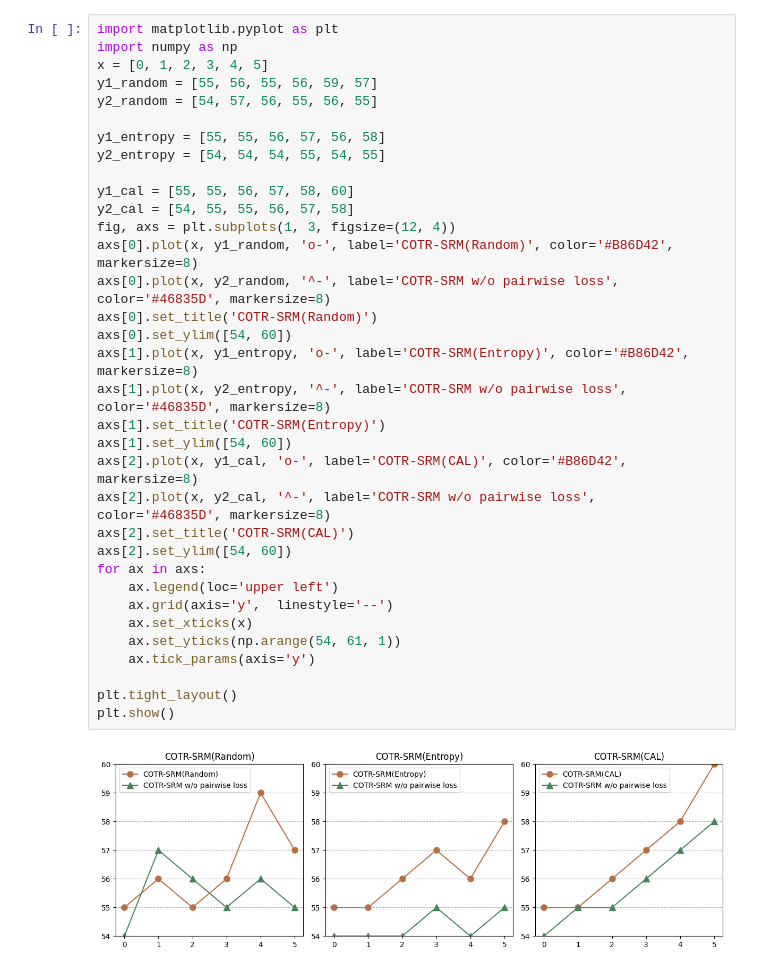
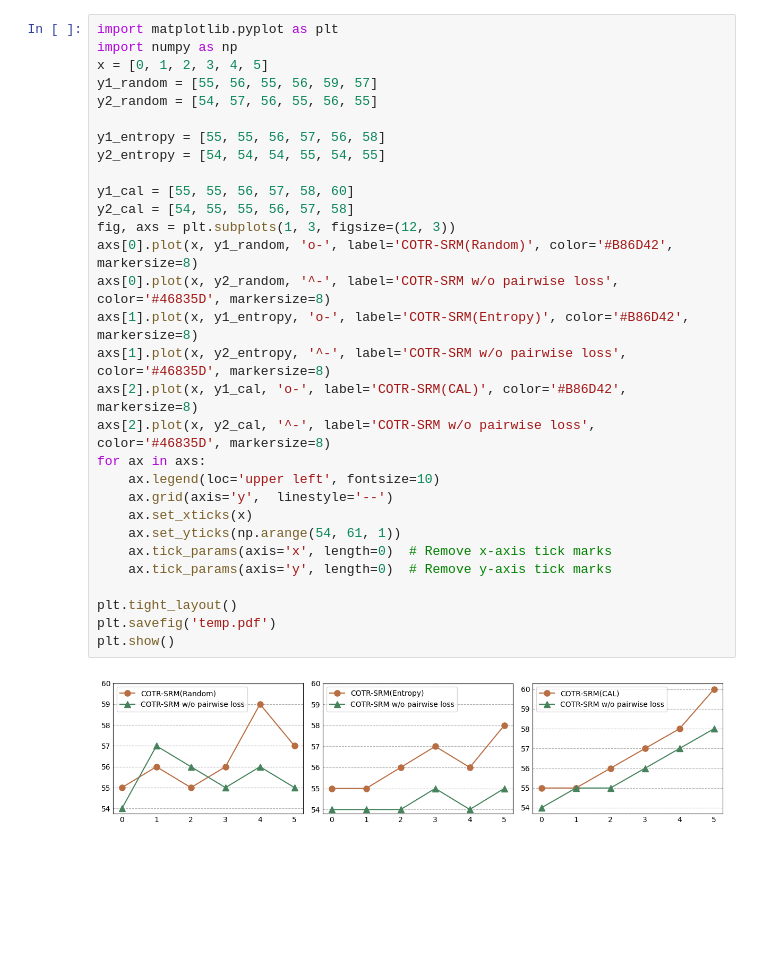
Before and after one commit to cx9941/COTR, a Jupyter notebook: appendix/plot.ipynb, the cells around one changed output. Drawn from its saved outputs; the diff is of its cells as text; blank space fills up the shorter version.

```diff
--- a/appendix/plot.ipynb
+++ b/appendix/plot.ipynb
@@ -1,39 +1,35 @@
 # %%
 import matplotlib.pyplot as plt
 import numpy as np
 x = [0, 1, 2, 3, 4, 5]
 y1_random = [55, 56, 55, 56, 59, 57]
 y2_random = [54, 57, 56, 55, 56, 55]
 
 y1_entropy = [55, 55, 56, 57, 56, 58]
 y2_entropy = [54, 54, 54, 55, 54, 55]
 
 y1_cal = [55, 55, 56, 57, 58, 60]
 y2_cal = [54, 55, 55, 56, 57, 58]
-fig, axs = plt.subplots(1, 3, figsize=(12, 4))
+fig, axs = plt.subplots(1, 3, figsize=(12, 3))
 axs[0].plot(x, y1_random, 'o-', label='COTR-SRM(Random)', color='#B86D42', markersize=8)
 axs[0].plot(x, y2_random, '^-', label='COTR-SRM w/o pairwise loss', color='#46835D', markersize=8)
-axs[0].set_title('COTR-SRM(Random)')
-axs[0].set_ylim([54, 60])
 axs[1].plot(x, y1_entropy, 'o-', label='COTR-SRM(Entropy)', color='#B86D42', markersize=8)
 axs[1].plot(x, y2_entropy, '^-', label='COTR-SRM w/o pairwise loss', color='#46835D', markersize=8)
-axs[1].set_title('COTR-SRM(Entropy)')
-axs[1].set_ylim([54, 60])
 axs[2].plot(x, y1_cal, 'o-', label='COTR-SRM(CAL)', color='#B86D42', markersize=8)
 axs[2].plot(x, y2_cal, '^-', label='COTR-SRM w/o pairwise loss', color='#46835D', markersize=8)
-axs[2].set_title('COTR-SRM(CAL)')
-axs[2].set_ylim([54, 60])
 for ax in axs:
-    ax.legend(loc='upper left')
+    ax.legend(loc='upper left', fontsize=10)
     ax.grid(axis='y',  linestyle='--')
     ax.set_xticks(x)
     ax.set_yticks(np.arange(54, 61, 1))
-    ax.tick_params(axis='y')
+    ax.tick_params(axis='x', length=0)  # Remove x-axis tick marks
+    ax.tick_params(axis='y', length=0)  # Remove y-axis tick marks
 
 plt.tight_layout()
+plt.savefig('temp.pdf')
 plt.show()
 # %% [output]
-[figure, old version]
+[figure, new version]
 # %%
 import matplotlib.pyplot as plt
 import numpy as np
```
Also changed, not shown: parts of 1 cell of this notebook.
